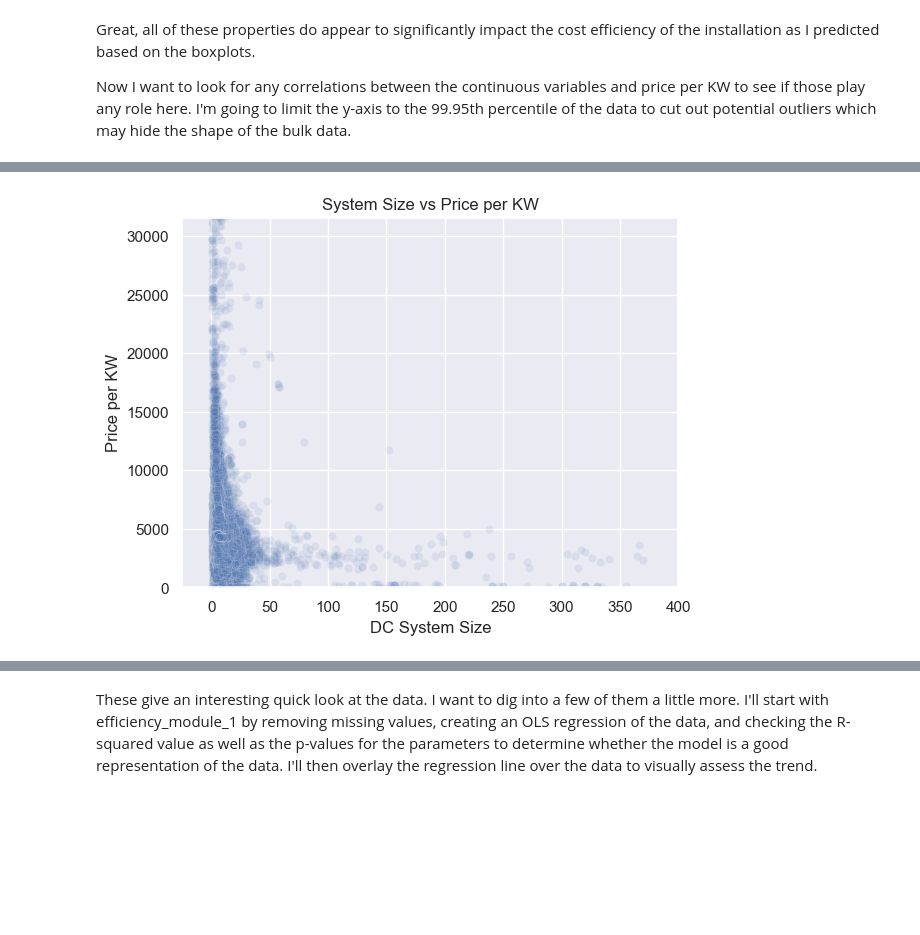
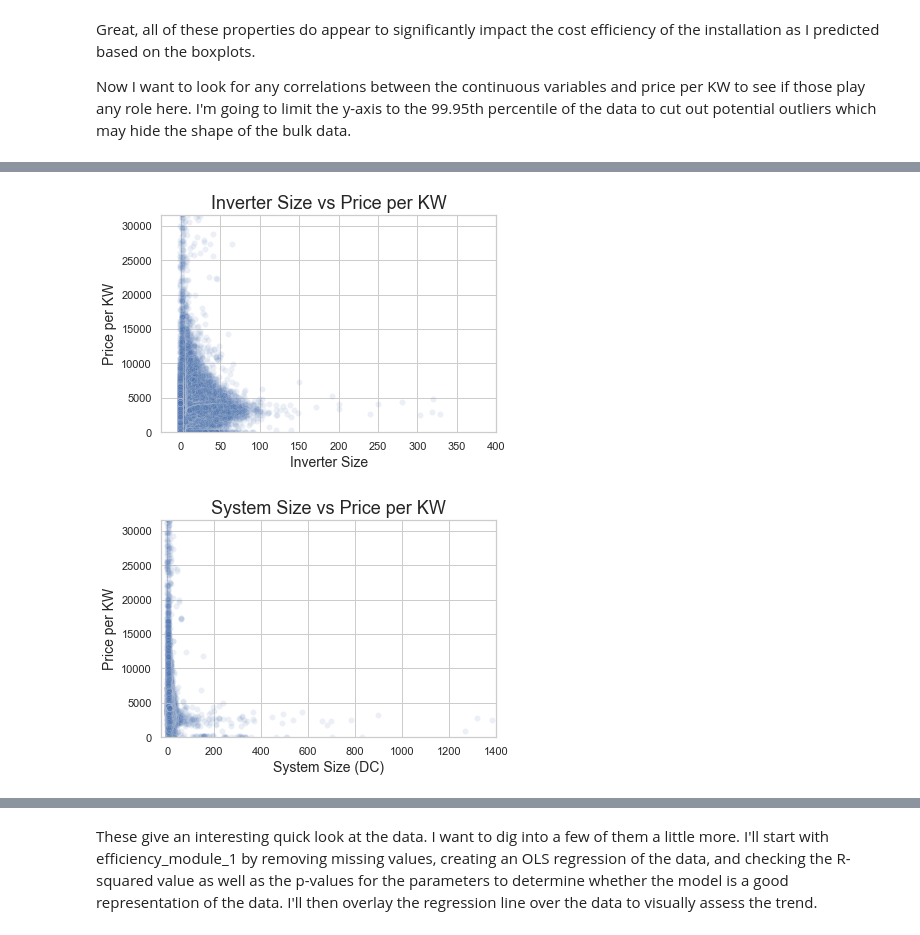
Before and after one commit to zjbrown0689/Solar-Panel-Capstone, a Jupyter notebook: notebooks/exploratory_data_analysis.ipynb, the cells around one changed output, grey strips where cells are left out. Cells and saved outputs as stored; diff of their text form; code cells hidden in the pictures; blank space fills up the shorter version.

```diff
--- a/notebooks/exploratory_data_analysis.ipynb
+++ b/notebooks/exploratory_data_analysis.ipynb
@@ -73,8 +73,11 @@ data['year'] = data['year'].astype(int)
 # %% [markdown]
 As a first step in this analysis I'm going to take a look at the distribution of the price per KW values for the entire dataset.
 # %%
+filepath = 'C:/Users/zbro1/Documents/GitHub/Solar-Panel-Capstone/figures/'
+
 sns.boxplot(x = data['price_per_kw'], showfliers = False)
-plt.title('Cost Efficiency Distribution')
-plt.xlabel('Price per KW')
+plt.title('Cost Efficiency Distribution', fontsize=18)
+plt.xlabel('Price per KW', fontsize=14)
+plt.savefig(filepath + 'cost_eff_dist', dpi=1200, box_inches='tight')
 plt.show()
 # %% [output]
@@ -300,11 +304,24 @@ for col in data.select_dtypes('float64').columns:
 # %%
+sns.set_style("whitegrid")
 sns.scatterplot(data=data, x='inverter_quantity_1', y='price_per_kw', alpha=0.1)
-plt.title('Inverter Size vs Price per KW')
-plt.xlabel('Inverter Size')
-plt.ylabel('Price per KW')
+plt.title('Inverter Size vs Price per KW', fontsize=18)
+plt.xlabel('Inverter Size', fontsize=14)
+plt.ylabel('Price per KW', fontsize=14)
 plt.xlim(-25, 400)
 plt.ylim(0, np.quantile(data['price_per_kw'], 0.9995))
-plt.savefig('system size', bbox_inches='tight')
+plt.savefig(filepath+'inverter size', dpi=1200, bbox_inches='tight')
 plt.show()
 # %% [output]
-[figure, old version]
+[figure, new version]
+# %%
+sns.set_style("whitegrid")
+sns.scatterplot(data=data, x='system_size_dc', y='price_per_kw', alpha=0.1)
+plt.title('System Size vs Price per KW', fontsize=18)
+plt.xlabel('System Size (DC)', fontsize=14)
+plt.ylabel('Price per KW', fontsize=14)
+plt.xlim(-25, 1400)
+plt.ylim(0, np.quantile(data['price_per_kw'], 0.9995))
+plt.savefig(filepath+'system size', dpi=1200, bbox_inches='tight')
+plt.show()
+# %% [output]
+[figure, added]
```
Also changed, not shown: parts of 32 cells of this notebook, 26 other files.
